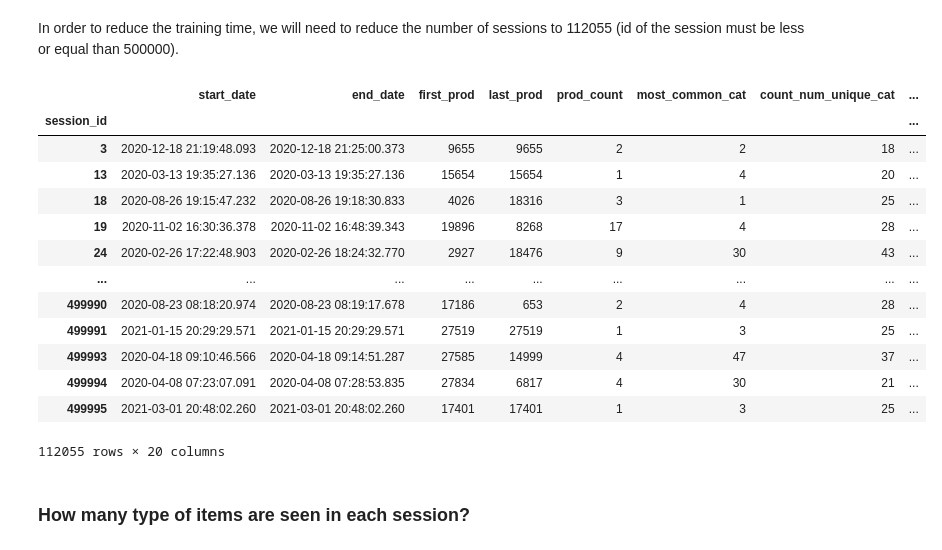
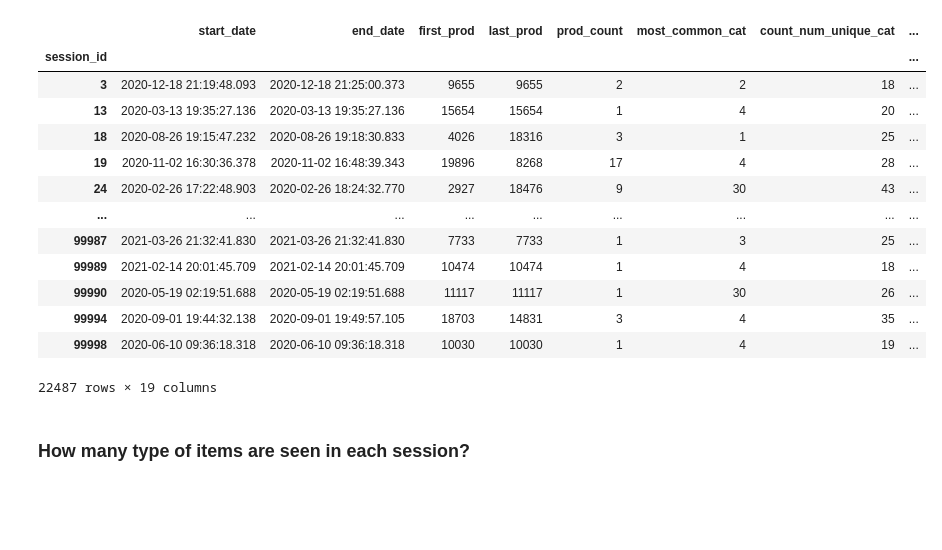
Before and after one commit to LucioBolatti/RecSys22-UB, a Jupyter notebook: ALL_Joan.ipynb, the cells around one changed output. Cells and saved outputs as stored; diff of their text form; code cells hidden in the pictures; blank space fills up the shorter version.

Commit message:
create_dataset file

```diff
--- a/ALL_Joan.ipynb
+++ b/ALL_Joan.ipynb
@@ -292,21 +11,20 @@ df
-# %% [markdown]
-In order to reduce the training time, we will need to reduce the number of sessions to 112055 (id of the session must be less or equal than 500000).
 # %%
-df = df[df.index<=100000]
+df = pd.read_csv('dataset_merge.csv')
+df = df.set_index("session_id")
 
 df
 # %% [output]
 |  | start_date | end_date | first_prod | last_prod | prod_count | most_common_cat | count_num_unique_cat | ... |
 | session_id |  |  |  |  |  |  |  | ... |
 | 3 | 2020-12-18 21:19:48.093 | 2020-12-18 21:25:00.373 | 9655 | 9655 | 2 | 2 | 18 | ... |
 | 13 | 2020-03-13 19:35:27.136 | 2020-03-13 19:35:27.136 | 15654 | 15654 | 1 | 4 | 20 | ... |
 | 18 | 2020-08-26 19:15:47.232 | 2020-08-26 19:18:30.833 | 4026 | 18316 | 3 | 1 | 25 | ... |
 | 19 | 2020-11-02 16:30:36.378 | 2020-11-02 16:48:39.343 | 19896 | 8268 | 17 | 4 | 28 | ... |
 | 24 | 2020-02-26 17:22:48.903 | 2020-02-26 18:24:32.770 | 2927 | 18476 | 9 | 30 | 43 | ... |
 | ... | ... | ... | ... | ... | ... | ... | ... | ... |
-| 499990 | 2020-08-23 08:18:20.974 | 2020-08-23 08:19:17.678 | 17186 | 653 | 2 | 4 | 28 | ... |
-| 499991 | 2021-01-15 20:29:29.571 | 2021-01-15 20:29:29.571 | 27519 | 27519 | 1 | 3 | 25 | ... |
-| 499993 | 2020-04-18 09:10:46.566 | 2020-04-18 09:14:51.287 | 27585 | 14999 | 4 | 47 | 37 | ... |
-| 499994 | 2020-04-08 07:23:07.091 | 2020-04-08 07:28:53.835 | 27834 | 6817 | 4 | 30 | 21 | ... |
-| 499995 | 2021-03-01 20:48:02.260 | 2021-03-01 20:48:02.260 | 17401 | 17401 | 1 | 3 | 25 | ... |
+| 99987 | 2021-03-26 21:32:41.830 | 2021-03-26 21:32:41.830 | 7733 | 7733 | 1 | 3 | 25 | ... |
+| 99989 | 2021-02-14 20:01:45.709 | 2021-02-14 20:01:45.709 | 10474 | 10474 | 1 | 4 | 18 | ... |
+| 99990 | 2020-05-19 02:19:51.688 | 2020-05-19 02:19:51.688 | 11117 | 11117 | 1 | 30 | 26 | ... |
+| 99994 | 2020-09-01 19:44:32.138 | 2020-09-01 19:49:57.105 | 18703 | 14831 | 3 | 4 | 35 | ... |
+| 99998 | 2020-06-10 09:36:18.318 | 2020-06-10 09:36:18.318 | 10030 | 10030 | 1 | 4 | 19 | ... |
-112055 rows × 20 columns
+22487 rows × 19 columns
```
Also changed, not shown: parts of 74 cells of this notebook, 4 other files.
